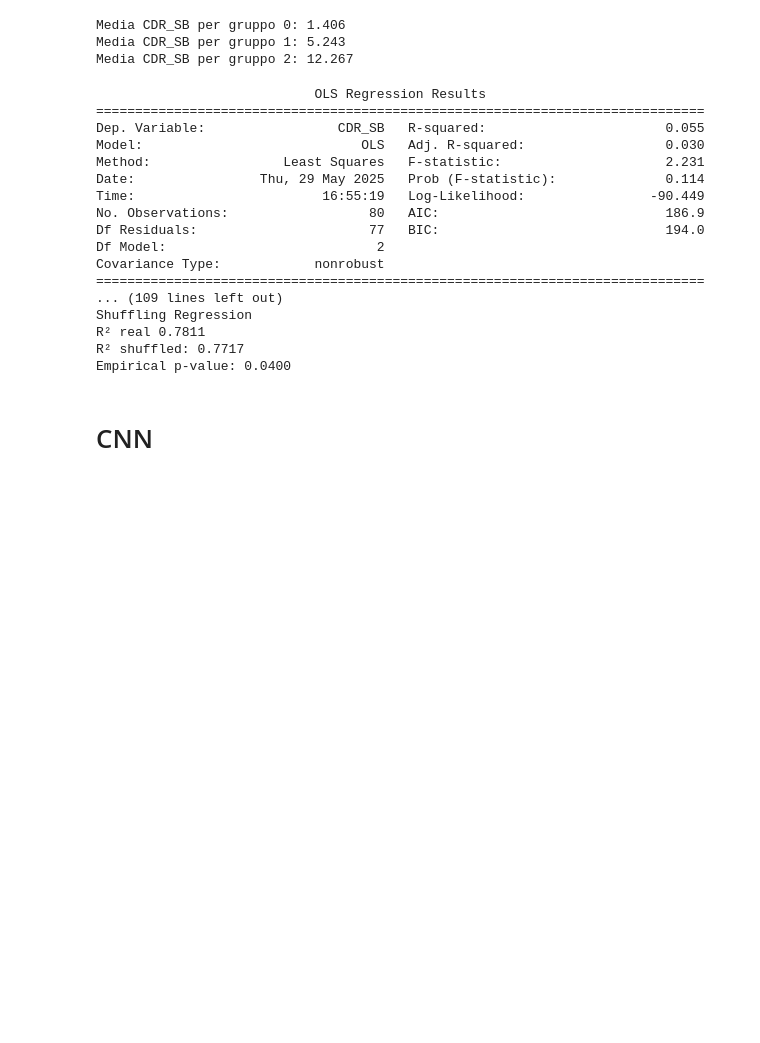
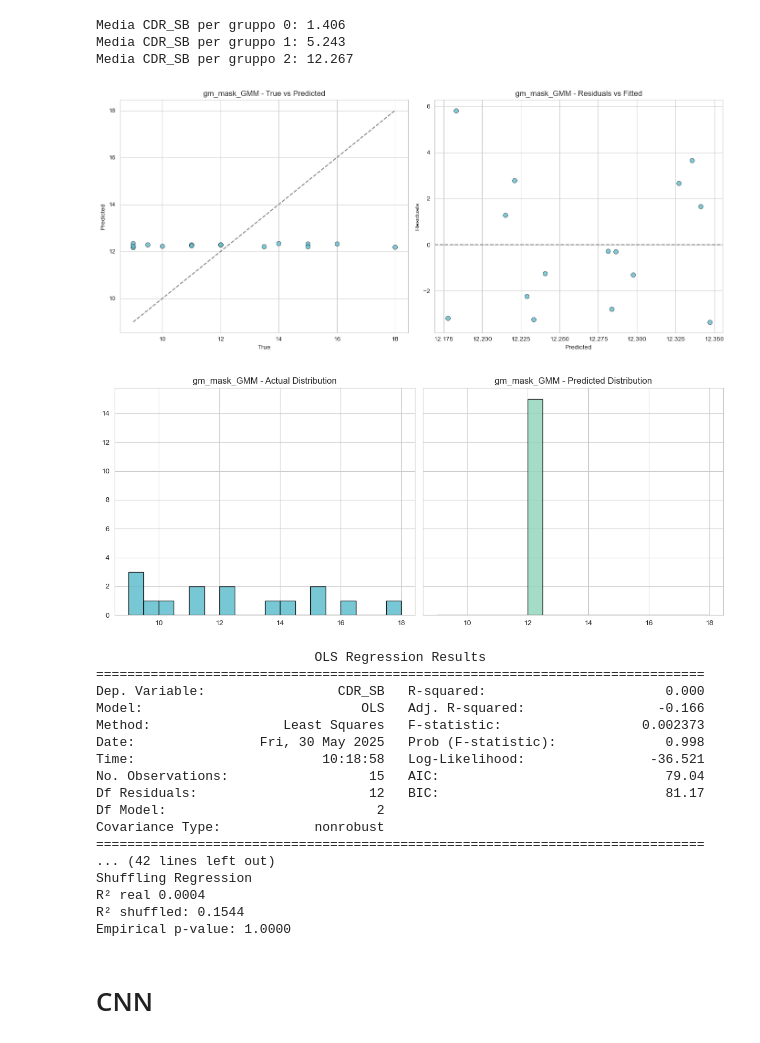
Before and after one commit to EmmaTosato/ANM_Verona, a Jupyter notebook: notebooks/AtrophyNetworkMapping.ipynb, the cells around one changed output. Saved outputs shown, nothing was run; the diff lists cells and outputs as text; code cells hidden in the pictures; blank space fills up the shorter version.

```diff
--- a/notebooks/AtrophyNetworkMapping.ipynb
+++ b/notebooks/AtrophyNetworkMapping.ipynb
@@ -881,32 +866,43 @@ df_meta_gmm = df_meta[df_meta['ID'].isin(gmm_ids)].reset_index(drop=True)
-# %%
-model, y_pred, residuals, subject_errors, group_rmse_stats = main_regression(
-    df_masked = df_masked_gmm,
-    df_meta = df_meta_gmm,
-    target_variable = "CDR_SB",
-    covariates = None,
-    y_log_transform = False,
-    plot_flag = False,
-    save_path = None,
-    title_prefix = "gm_mask_GMM"
-)
-# %% [output]
-                            OLS Regression Results
-==============================================================================
-Dep. Variable:                 CDR_SB   R-squared:                       0.055
-Model:                            OLS   Adj. R-squared:                  0.030
-Method:                 Least Squares   F-statistic:                     2.231
-Date:                Thu, 29 May 2025   Prob (F-statistic):              0.114
-Time:                        16:55:19   Log-Likelihood:                -90.449
-No. Observations:                  80   AIC:                             186.9
-Df Residuals:                      77   BIC:                             194.0
-Df Model:                           2
-Covariance Type:            nonrobust
-==============================================================================
-... (109 lines left out)
-Shuffling Regression
-R² real 0.7811
-R² shuffled: 0.7717
-Empirical p-value: 0.0400
+# %%
+# Select the subjects ID with a particular GMM_Label
+gmm_ids = df_meta[df_meta['GMM_Label'] == ]['ID']
+
+# Filter the dataset
+df_features = df_thr02_har_masked.copy()
+
+df_masked_gmm = df_features[df_features['ID'].isin(gmm_ids)].reset_index(drop=True)
+df_meta_gmm = df_meta[df_meta['ID'].isin(gmm_ids)].reset_index(drop=True)
+# %%
+model, y_pred, residuals, subject_errors, group_rmse_stats = main_regression(
+    df_masked = df_masked_gmm,
+    df_meta = df_meta_gmm,
+    target_variable = "CDR_SB",
+    covariates = None,
+    y_log_transform = False,
+    plot_flag = True,
+    save_path = None,
+    title_prefix = "gm_mask_GMM"
+)
+# %% [output]
+[figure, added]
+[figure, added]
+                            OLS Regression Results
+==============================================================================
+Dep. Variable:                 CDR_SB   R-squared:                       0.000
+Model:                            OLS   Adj. R-squared:                 -0.166
+Method:                 Least Squares   F-statistic:                  0.002373
+Date:                Fri, 30 May 2025   Prob (F-statistic):              0.998
+Time:                        10:18:58   Log-Likelihood:                -36.521
+No. Observations:                  15   AIC:                             79.04
+Df Residuals:                      12   BIC:                             81.17
+Df Model:                           2
+Covariance Type:            nonrobust
+==============================================================================
+... (42 lines left out)
+Shuffling Regression
+R² real 0.0004
+R² shuffled: 0.1544
+Empirical p-value: 1.0000
 # %% [markdown]
 # CNN
 # %% [markdown]
```
Also changed, not shown: parts of 43 cells of this notebook, 6 other files.
